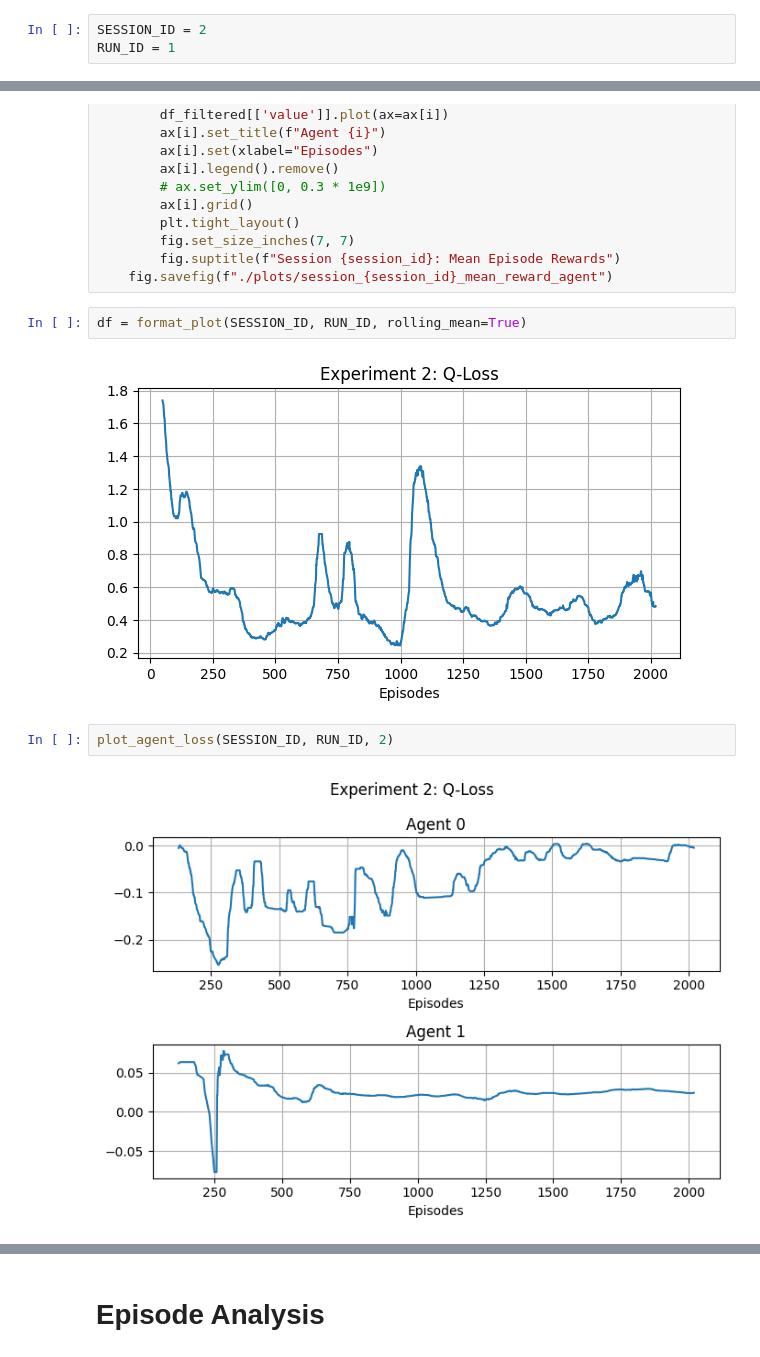
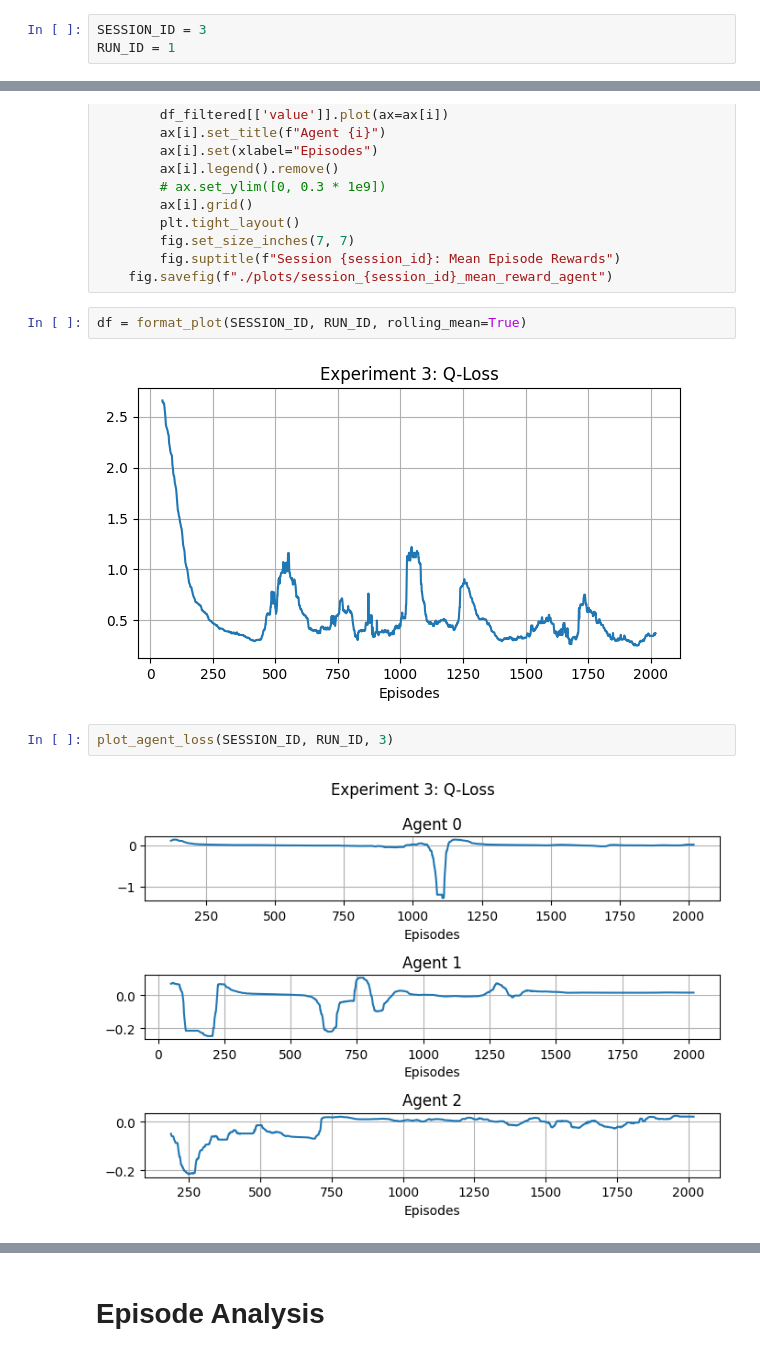
Before and after one commit to buehrerc/MAAC-auto-gov, a Jupyter notebook: analysis/generate_plots.ipynb, the cells around one changed output, grey strips where cells are left out. Cells and saved outputs as stored; diff of their text form.

Commit message:
re-run session 3

```diff
--- a/analysis/generate_plots.ipynb
+++ b/analysis/generate_plots.ipynb
@@ -6,7 +6,7 @@ from generate_plots import convert_tb_data
 # %% [markdown]
 # Plot Loss
 # %%
-SESSION_ID = 2
+SESSION_ID = 3
 RUN_ID = 1
 # %%
 def generate_plot(df, col_name, title=None, filter_outliers=False, rolling_mean=False):
@@ -81,11 +81,11 @@ def plot_agent_reward(session_id, run_id, agent_num, filter_outliers=False):
 # %%
 df = format_plot(SESSION_ID, RUN_ID, rolling_mean=True)
 # %% [output]
-[figure, old version]
+[figure, new version]
 # %%
-plot_agent_loss(SESSION_ID, RUN_ID, 2)
+plot_agent_loss(SESSION_ID, RUN_ID, 3)
 # %% [output]
-[figure, old version]
+[figure, new version]
 # %%
 plot_agent_reward(SESSION_ID, RUN_ID, 3)
 # %% [output]
```
Also changed, not shown: parts of 4 cells of this notebook, 7 other files.
